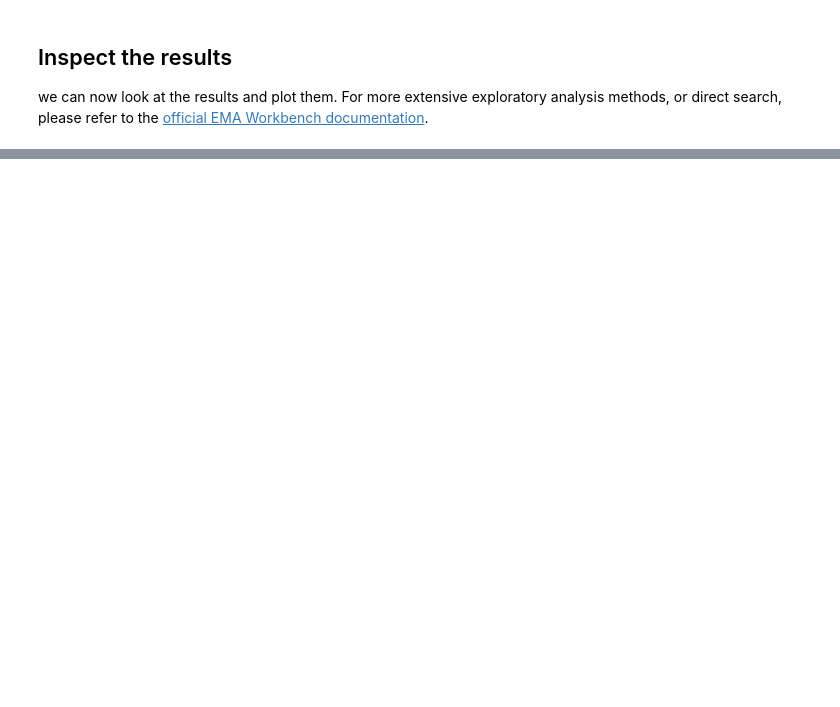
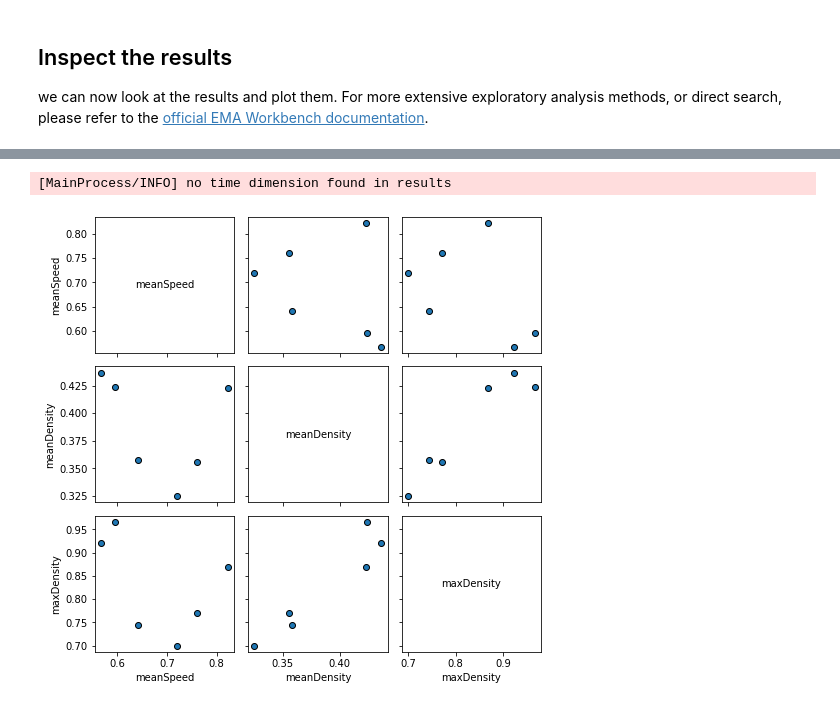
Before and after one commit to floristevito/CrowdSim, a Jupyter notebook: emaConnector/vadere_connector_demo.ipynb, the cells around one changed output, grey strips where cells are left out. Drawn from its saved outputs; the diff is of its cells as text; code cells hidden in the pictures; blank space fills up the shorter version.

Commit message:
added analysis

```diff
--- a/emaConnector/vadere_connector_demo.ipynb
+++ b/emaConnector/vadere_connector_demo.ipynb
@@ -24,7 +24,7 @@ model = VadereModel('model',
                         'speed.txt'
                     ],
                     model_file='baseCaseData.scenario',
-                    wd='/home/tevito/Documents/EPA/Year2/thesis/thesis-drive/model/connector/output')
+                    wd='/home/tevito/Documents/EPA/Year2/thesis/git/CrowdSim/analysis/emaWorkingDirectory')
 # %%
 # set the number of replications to handle model stochasticity
 model.replications = 2
@@ -67,12 +67,12 @@ The model outcomes can be specified by passing the exact name as present in the
 model.outcomes = [
     ScalarOutcome(
         name='meanSpeed',
-        variable_name='mean_area_speed_processor-PID6',
+        variable_name='mean_area_speed_processor-PID4',
         function=np.mean
     ),
     ScalarOutcome(
         name='meanDensity',
-        variable_name='mean_density_counting_normed_processor-PID2',
+        variable_name='mean_density_counting_normed_processor-PID6',
         function=np.mean
     ),
     ScalarOutcome(
@@ -104,9 +104,9 @@ results_sequential = perform_experiments(
 [MainProcess/INFO] experiments finished
 # %%
 # run 8 experiments in parallel
-with MultiprocessingEvaluator(model, n_processes=8) as evaluator:
+with MultiprocessingEvaluator(model, n_processes=6) as evaluator:
         experiments, outcomes = evaluator.perform_experiments(
-                scenarios=8,
+                scenarios=6,
                 uncertainty_sampling='lhs'
 )
 # %% [output]
@@ -138,7 +150,11 @@ pd.DataFrame(outcomes).head()
 # %%
 from ema_workbench.analysis import pairs_plotting
+import matplotlib.pyplot as plt
 
-fig, axes = pairs_plotting.pairs_scatter(experiments, outcomes, group_by='policy',
+fig, axes = pairs_plotting.pairs_scatter(experiments, outcomes,
                                         legend=False)
 fig.set_size_inches(8,8)
 plt.show()
+# %% [output]
+[MainProcess/INFO] no time dimension found in results
+[figure, added]
```
Also changed, not shown: parts of 3 cells of this notebook, 11 other files.
